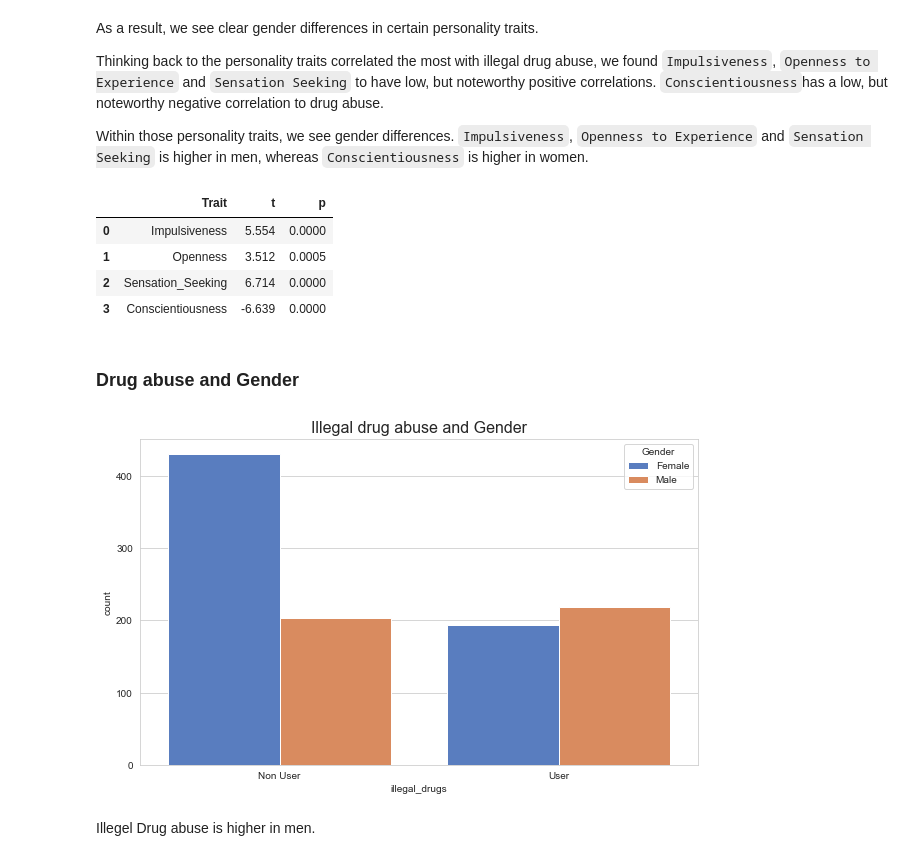
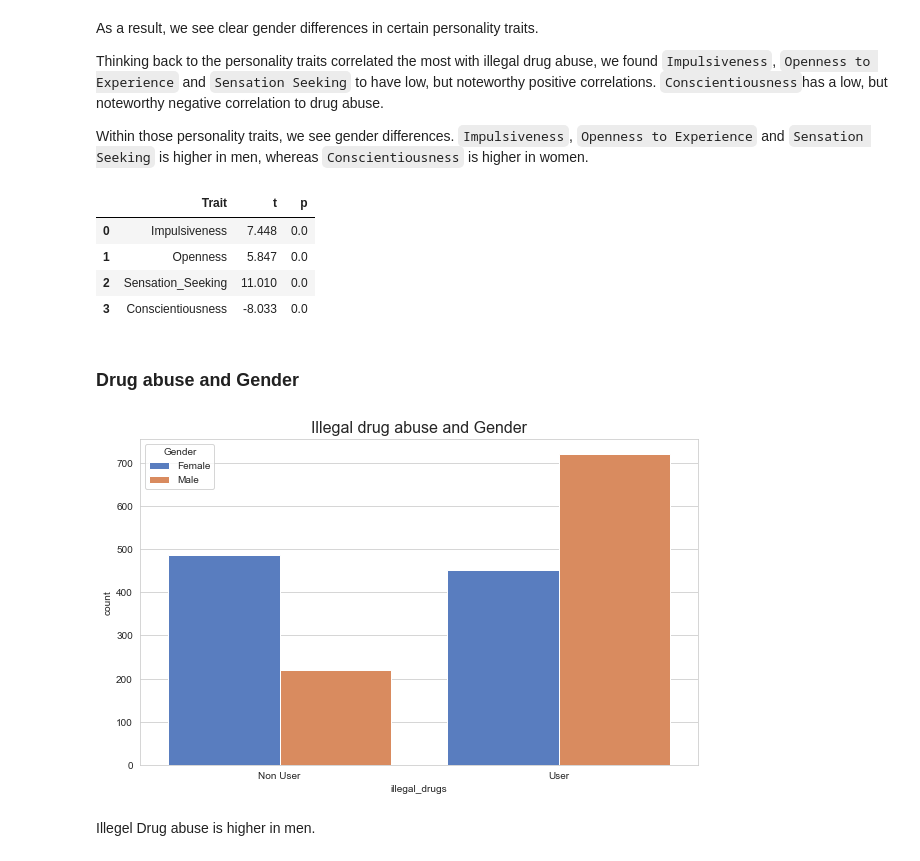
Before and after one commit to Sipa91/Personality-and-Drug-use, a Jupyter notebook: Final_EDA_0411.ipynb, the cells around one changed output. Drawn from its saved outputs; the diff is of its cells as text; code cells hidden in the pictures.

````diff
--- a/Final_EDA_0411.ipynb
+++ b/Final_EDA_0411.ipynb
@@ -859,8 +861,8 @@ Thinking back to the personality traits correlated the most with illegal drug ab
 Within those personality traits, we see gender differences.
 ```Impulsiveness```, ```Openness to Experience``` and ```Sensation Seeking``` is higher in men, whereas ```Conscientiousness``` is higher in women.
 # %%
-male = drugs_uk.query('Gender == "Male"')
-female = drugs_uk.query('Gender == "Female"')
+male = drugs.query('Gender == "Male"')
+female = drugs.query('Gender == "Female"')
 trait_list = ["Impulsiveness", "Openness", "Sensation_Seeking", "Conscientiousness"]
 
 t = []
@@ -874,21 +876,21 @@ frame_t = pd.DataFrame(data={'Trait':trait_list,'t':t,'p':p})
 frame_t
 # %% [output]
 |  | Trait | t | p |
-| 0 | Impulsiveness | 5.554 | 0.0000 |
-| 1 | Openness | 3.512 | 0.0005 |
-| 2 | Sensation_Seeking | 6.714 | 0.0000 |
-| 3 | Conscientiousness | -6.639 | 0.0000 |
+| 0 | Impulsiveness | 7.448 | 0.0 |
+| 1 | Openness | 5.847 | 0.0 |
+| 2 | Sensation_Seeking | 11.010 | 0.0 |
+| 3 | Conscientiousness | -8.033 | 0.0 |
 # %% [markdown]
 ### Drug abuse and Gender
 # %%
 warnings.filterwarnings('ignore')
 
 plt.figure(figsize = (10,6))
-f1 = sns.countplot(x='illegal_drugs', hue="Gender", data=drugs_uk);
+f1 = sns.countplot(x='illegal_drugs', hue="Gender", data=drugs);
 f1.set_title("Illegal drug abuse and Gender", fontsize=16);
 f1.set_xticklabels(["Non User", "User"]);
 # %% [output]
-[figure, old version]
+[figure, new version]
 # %% [markdown]
 Illegel Drug abuse is higher in men.
 # %% [markdown]
````
Also changed, not shown: parts of 6 cells of this notebook.
